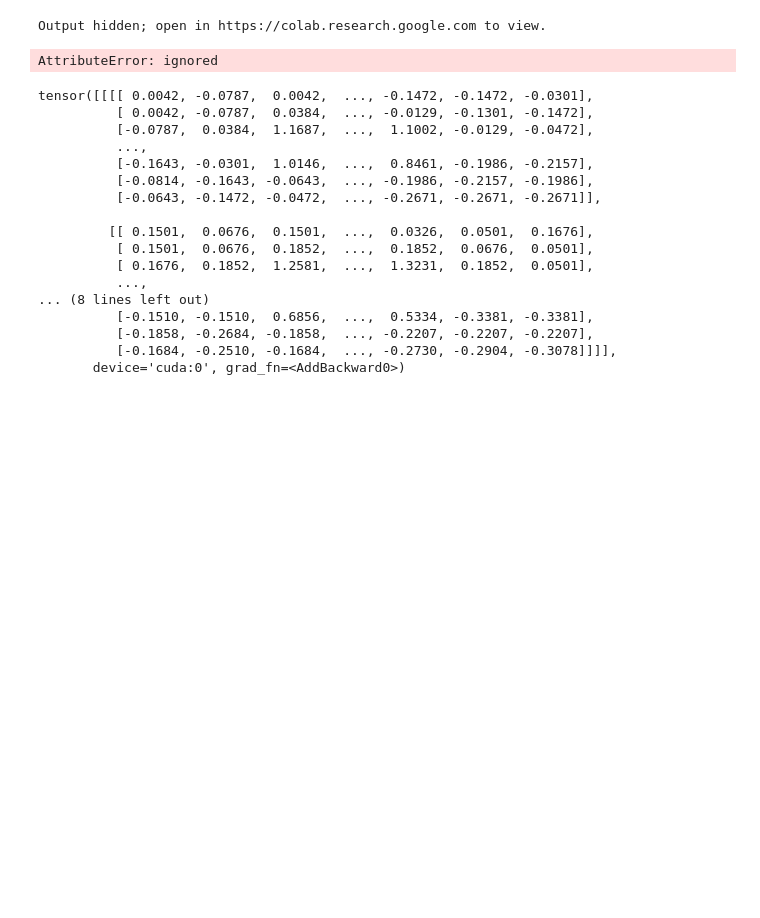
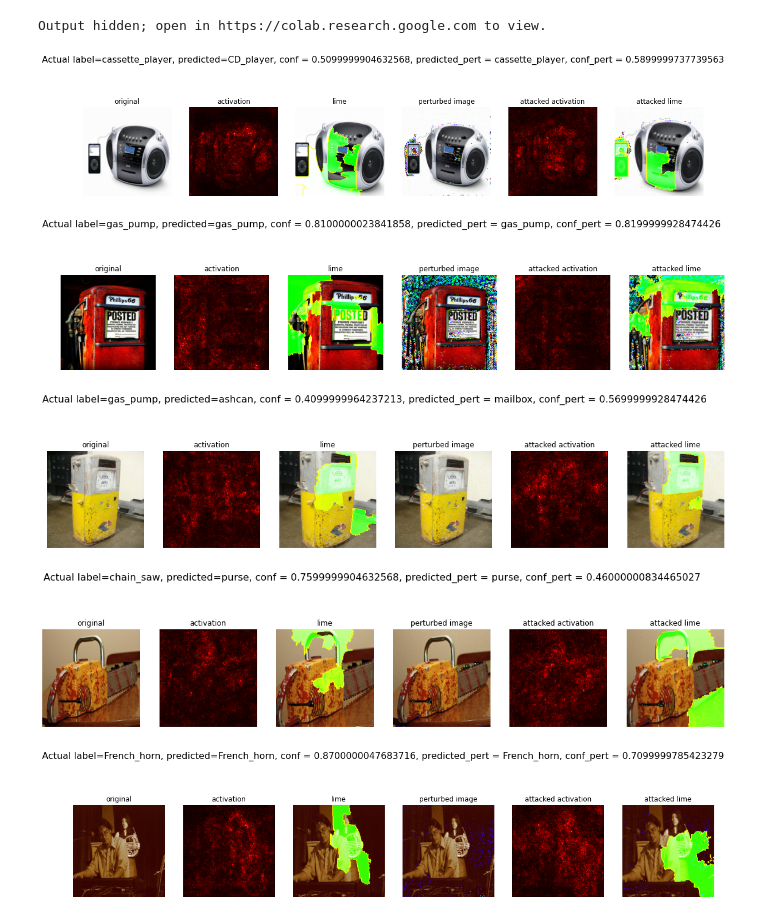
Before and after one commit to Pikus16/adversarial_explainability, a Jupyter notebook: Saliency Adversarial.ipynb, the cells around one changed output. Drawn from its saved outputs; the diff is of its cells as text; code cells hidden in the pictures; blank space fills up the shorter version.

Commit message:
Added saliency for fgsm attacked images

```diff
--- a/Saliency Adversarial.ipynb
+++ b/Saliency Adversarial.ipynb
@@ -192,12 +189,12 @@ def get_predictions(img, topk = 5):
                                                      probs_top[1][0].detach().numpy()))
 # %%
 def show_saliency(img, saliency_maps, titles, figtitle):
-    fig, axes = plt.subplots(1,len(saliency_maps)+1)
+    fig, axes = plt.subplots(1,len(saliency_maps)+1, figsize = (20,5))
     axes[0].imshow(deprocess(img))
     axes[0].axis('off')
     axes[0].set_title('original')
     for i in range(1,len(axes)):
-        if titles[i-1] == 'activation':
+        if 'activation' in titles[i-1]:
             axes[i].imshow(saliency_maps[i-1], cmap=plt.cm.hot)
         else:
              axes[i].imshow(saliency_maps[i-1])
@@ -238,7 +235,7 @@ def fgsm_attack(image, epsilon, data_grad):
     # Create the perturbed image by adjusting each pixel of the input image
     perturbed_image = image + epsilon*sign_data_grad
     # Return the perturbed image
-    return perturbed_image
+    return perturbed_image, epsilon*sign_data_grad
 # %%
 def run_fgsm_attack(data, target, model, epsilon, device):
   # Send the data and label to the device
@@ -269,8 +266,8 @@ def run_fgsm_attack(data, target, model, epsilon, device):
         data_grad = data.grad.data
 
         # Call FGSM Attack
-        perturbed_data = fgsm_attack(data, epsilon, data_grad)
-        return perturbed_data, init_pred
+        perturbed_data, noise = fgsm_attack(data, epsilon, data_grad)
+        return perturbed_data, init_pred, noise
 # %%
 def test( model, device, test_loader, epsilon ):
     # Accuracy counter
@@ -284,7 +281,7 @@ def test( model, device, test_loader, epsilon ):
         target_int = get_class_int_label(i)
         target = torch.Tensor([target_int]).type(torch.int64)
 
-        perturbed_data, init_pred = run_fgsm_attack(data, target, model,
+        perturbed_data, init_pred,_ = run_fgsm_attack(data, target, model,
                                                     epsilon, device)
 
         if init_pred == target.item():
@@ -367,37 +364,35 @@ plt.show()
 # %% [output]
 Output hidden; open in https://colab.research.google.com to view.
 # %%
+epsilon = 0.05
 for i in random.sample(range(0, len(dataset)), 5):
     class_label = get_class_str_label(i)
     img = dataset[i][0].unsqueeze(0)
-    perturbed_data, init_pred = run_fgsm_attack(data, target, model,
-                                                   .05, device)
-    conf,predicted_label = get_predictions(perturbed_data, topk = 1)[0]
-    activation,X = compute_activation_map(perturbed_data)
-    figtitle = "Actual label={}, predicted={}, conf = {}".format(class_label,
+    target_int = get_class_int_label(j)
+    target = torch.Tensor([target_int]).type(torch.int64)
+    perturbed_data,_,noise = run_fgsm_attack(img, target, model, epsilon, device)
+    perturbed_data = perturbed_data.detach().cpu()
+
+    conf,predicted_label = get_predictions(img, topk = 1)[0]
+    conf = conf.round(2)
+    activation,X = compute_activation_map(img)
+    lime_img = lime(dataset_notransform[i][0])
+
+    conf_perturb,predicted_label_perturb = get_predictions(perturbed_data, topk = 1)[0]
+    conf_perturb = conf_perturb.round(2)
+    activation_perturb,X_perturb = compute_activation_map(perturbed_data)
+    lime_img_perturb = lime(deprocess(perturbed_data))#dataset_notransform[i][0])
+
+    figtitle = "Actual label={}, predicted={}, conf = {}, predicted_pert = {}, conf_pert = {}".format(class_label,
                                                            predicted_label,
-                                                           conf)
-    lime_img = lime(dataset_notransform[i][0])
-    show_saliency(X,[activation[0],lime_img], ['activation','lime'], figtitle)
+                                                           conf,
+                                                           predicted_label_perturb,
+                                                           conf_perturb)
+
+    show_saliency(X,[activation[0],lime_img,deprocess(X_perturb), activation_perturb[0], lime_img_perturb], ['activation','lime', 'perturbed image', 'attacked activation', 'attacked lime'], figtitle)
 # %% [output]
-AttributeError: ignored
+[figure, added]
+[figure, added]
+[figure, added]
+[figure, added]
+[figure, added]
-# %%
-perturbed_data
-# %% [output]
-tensor([[[[ 0.0042, -0.0787,  0.0042,  ..., -0.1472, -0.1472, -0.0301],
-          [ 0.0042, -0.0787,  0.0384,  ..., -0.0129, -0.1301, -0.1472],
-          [-0.0787,  0.0384,  1.1687,  ...,  1.1002, -0.0129, -0.0472],
-          ...,
-          [-0.1643, -0.0301,  1.0146,  ...,  0.8461, -0.1986, -0.2157],
-          [-0.0814, -0.1643, -0.0643,  ..., -0.1986, -0.2157, -0.1986],
-          [-0.0643, -0.1472, -0.0472,  ..., -0.2671, -0.2671, -0.2671]],
-
-         [[ 0.1501,  0.0676,  0.1501,  ...,  0.0326,  0.0501,  0.1676],
-          [ 0.1501,  0.0676,  0.1852,  ...,  0.1852,  0.0676,  0.0501],
-          [ 0.1676,  0.1852,  1.2581,  ...,  1.3231,  0.1852,  0.0501],
-          ...,
-... (8 lines left out)
-          [-0.1510, -0.1510,  0.6856,  ...,  0.5334, -0.3381, -0.3381],
-          [-0.1858, -0.2684, -0.1858,  ..., -0.2207, -0.2207, -0.2207],
-          [-0.1684, -0.2510, -0.1684,  ..., -0.2730, -0.2904, -0.3078]]]],
-       device='cuda:0', grad_fn=<AddBackward0>)
```
Also changed, not shown: parts of 11 cells of this notebook.
